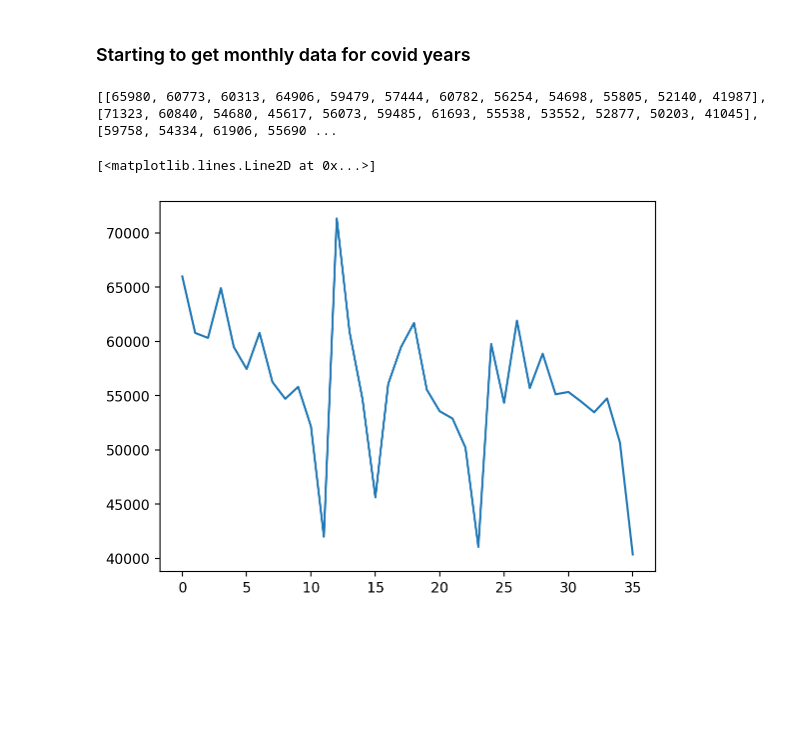
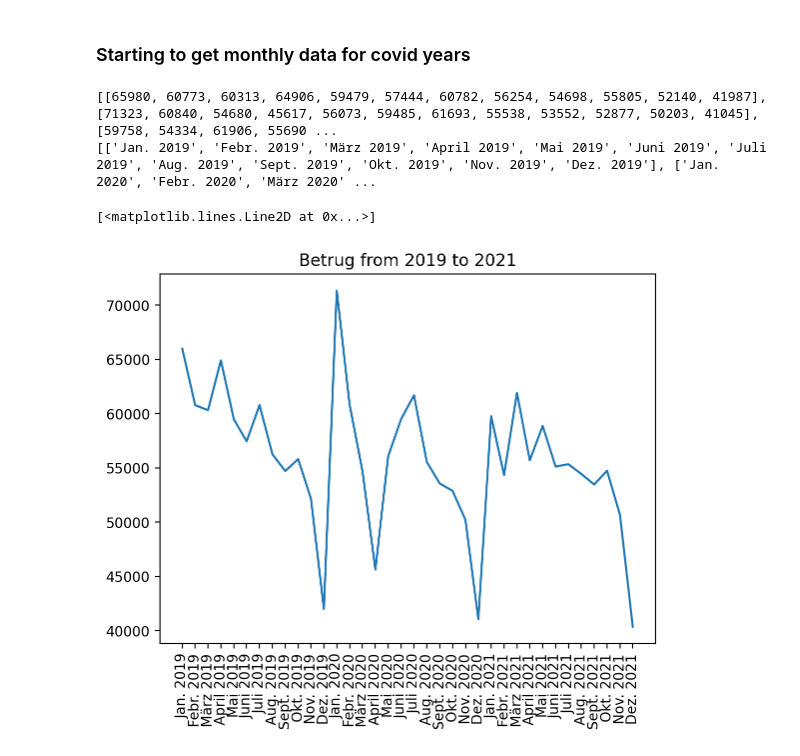
Before and after one commit to LukaslWeber/DataLit-Crime-Project, a Jupyter notebook: exploraton.ipynb, the cells around one changed output. Drawn from its saved outputs; the diff is of its cells as text; code cells hidden in the pictures; blank space fills up the shorter version.

```diff
--- a/exploraton.ipynb
+++ b/exploraton.ipynb
@@ -294,31 +284,38 @@ Pearson product-moment correlation coefficients of Betrug and Computerbetrug
 # %%
 months = ['Jan.', 'Febr.', 'März', 'April', 'Mai', 'Juni', 'Juli', 'Aug.', 'Sept.', 'Okt.', 'Nov.', 'Dez.']
 df_years = list()
-
-data_2019 = data[2019]['BU-F-08']
-data_2020 = data[2020]['BU-F-08']
-data_2021 = data[2021]['BU-F-08']
 
 df_years.append(data_2019)
 df_years.append(data_2020)
 df_years.append(data_2021)
 
 cases_by_year = list()
 for df in df_years:
     cases_curr_year = list()
     for month in months:
         cases_month = int(df[month][df['Schlüssel'] == '510000'])
         cases_curr_year.append(cases_month)
 
     cases_by_year.append(cases_curr_year)
 
 print(cases_by_year)
 
+months_year = list()
+for i in range(2019,2022,1):
+    with_year = list(month + ' ' + str(i) for month in months)
+    months_year.append(with_year)
+
+print(months_year)
+
 flatten_cases = [element for year in cases_by_year for element in year]
+flatten_months_year = [element for year in months_year for element in year]
 
 # Development in 2019, 2020, 2021 -> not very beautiful yet
-plt.plot(list(range(len(flatten_cases))), flatten_cases)
+plt.title('Betrug from 2019 to 2021')
+plt.xticks(rotation=90)
+plt.plot(flatten_months_year, flatten_cases)
 # %% [output]
 [[65980, 60773, 60313, 64906, 59479, 57444, 60782, 56254, 54698, 55805, 52140, 41987], [71323, 60840, 54680, 45617, 56073, 59485, 61693, 55538, 53552, 52877, 50203, 41045], [59758, 54334, 61906, 55690 ...
+[['Jan. 2019', 'Febr. 2019', 'März 2019', 'April 2019', 'Mai 2019', 'Juni 2019', 'Juli 2019', 'Aug. 2019', 'Sept. 2019', 'Okt. 2019', 'Nov. 2019', 'Dez. 2019'], ['Jan. 2020', 'Febr. 2020', 'März 2020' ...
 [<matplotlib.lines.Line2D at 0x...>]
-[figure, old version]
+[figure, new version]
```
Also changed, not shown: parts of 1 cell of this notebook.
